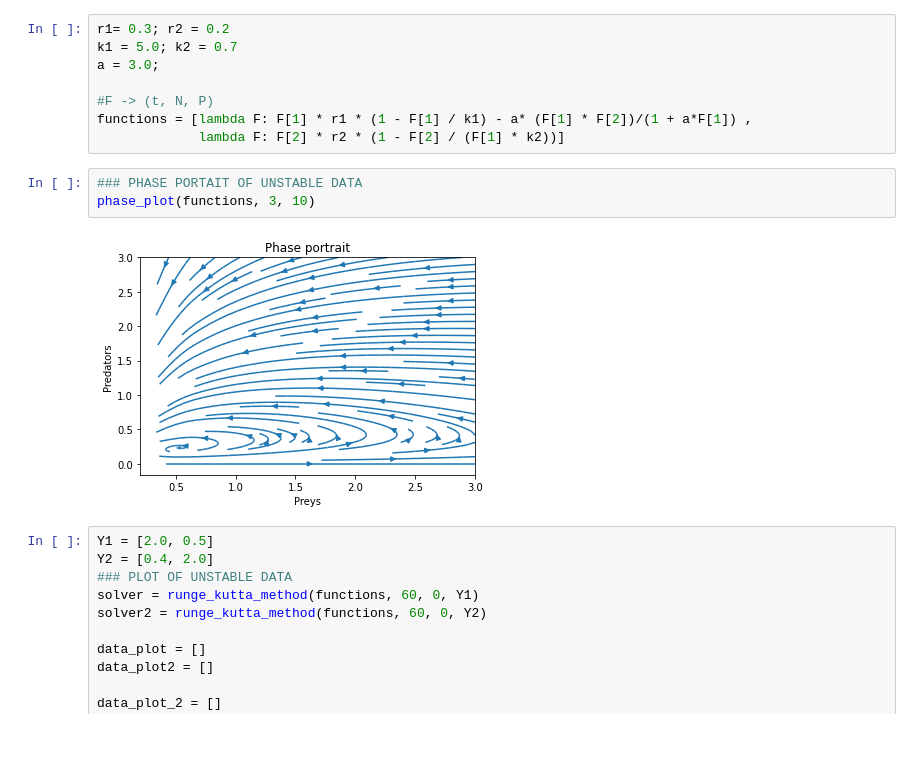
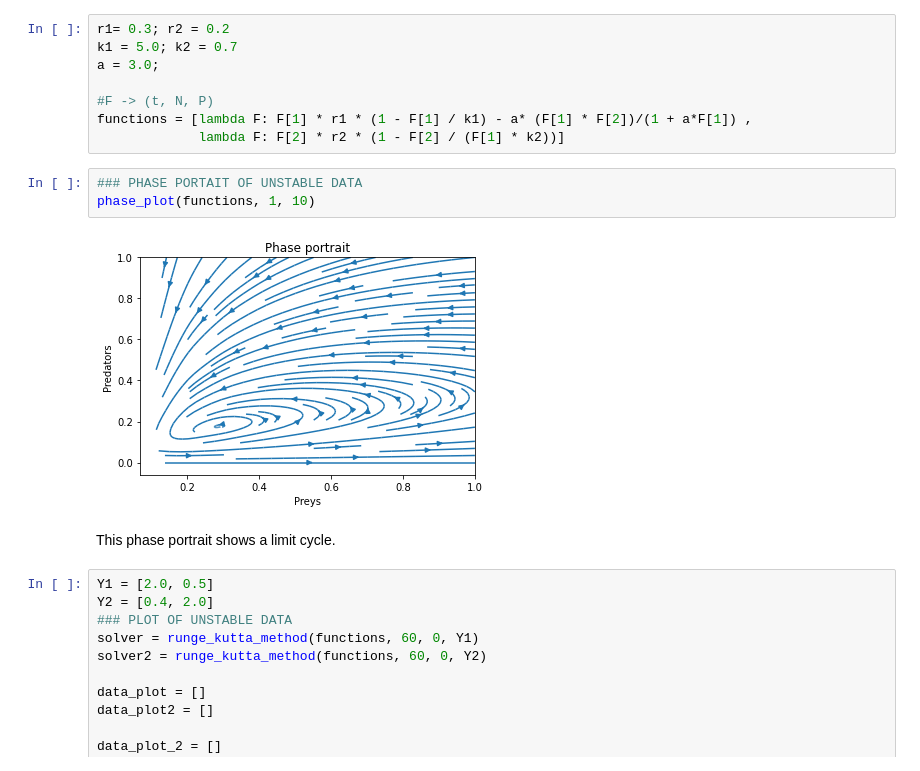
Before and after one commit to Deneverhad/Lotka, a Jupyter notebook: Lotka-Voltera.ipynb, the cells around one changed output. Saved outputs shown, nothing was run; the diff lists cells and outputs as text; blank space fills up the shorter version.

```diff
--- a/Lotka-Voltera.ipynb
+++ b/Lotka-Voltera.ipynb
@@ -218,9 +218,11 @@ functions = [lambda F: F[1] * r1 * (1 - F[1] / k1) - a* (F[1] * F[2])/(1 + a*F[1
              lambda F: F[2] * r2 * (1 - F[2] / (F[1] * k2))]
 # %%
 ### PHASE PORTAIT OF UNSTABLE DATA
-phase_plot(functions, 3, 10)
+phase_plot(functions, 1, 10)
 # %% [output]
-[figure, old version]
+[figure, new version]
+# %% [markdown]
+This phase portrait shows a limit cycle.
 # %%
 Y1 = [2.0, 0.5]
 Y2 = [0.4, 2.0]
```
Also changed, not shown: parts of 2 cells of this notebook.
